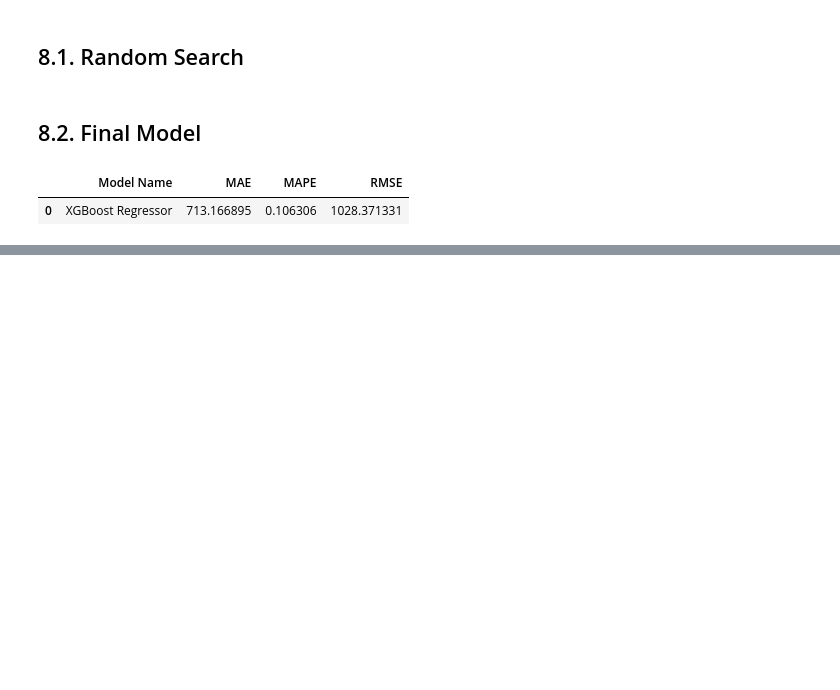
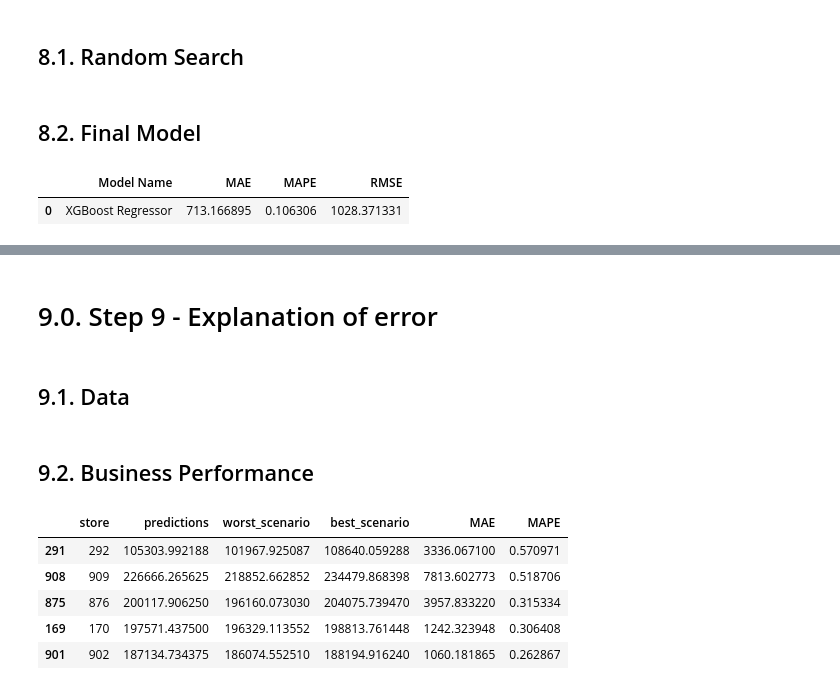
Before and after one commit to gustavocargc/RossmannStoreSales, a Jupyter notebook: m09_v01_store_sales_prediction.ipynb, the cells around one changed output, grey strips where cells are left out. Drawn from its saved outputs; the diff is of its cells as text; code cells hidden in the pictures; blank space fills up the shorter version.

```diff
--- a/m09_v01_store_sales_prediction.ipynb
+++ b/m09_v01_store_sales_prediction.ipynb
@@ -1232,0 +1233,4 @@ pickle.dump(model_xgb_tuned, open ('/Users/DML1WFE/repos/projects/RossmannStoreS
+# %% [markdown]
+# 9.0. Step 9 - Explanation of error
+# %% [markdown]
+## 9.1. Data
@@ -1232,0 +1243,2 @@ pickle.dump(model_xgb_tuned, open ('/Users/DML1WFE/repos/projects/RossmannStoreS
+# %% [markdown]
+## 9.2. Business Performance
@@ -1232,0 +1263,9 @@ pickle.dump(model_xgb_tuned, open ('/Users/DML1WFE/repos/projects/RossmannStoreS
+# %%
+df92.sort_values('MAPE', ascending=False).head()
+# %% [output]
+|  | store | predictions | worst_scenario | best_scenario | MAE | MAPE |
+| 291 | 292 | 105303.992188 | 101967.925087 | 108640.059288 | 3336.067100 | 0.570971 |
+| 908 | 909 | 226666.265625 | 218852.662852 | 234479.868398 | 7813.602773 | 0.518706 |
+| 875 | 876 | 200117.906250 | 196160.073030 | 204075.739470 | 3957.833220 | 0.315334 |
+| 169 | 170 | 197571.437500 | 196329.113552 | 198813.761448 | 1242.323948 | 0.306408 |
+| 901 | 902 | 187134.734375 | 186074.552510 | 188194.916240 | 1060.181865 | 0.262867 |
```
Also changed, not shown: parts of 16 cells of this notebook.
